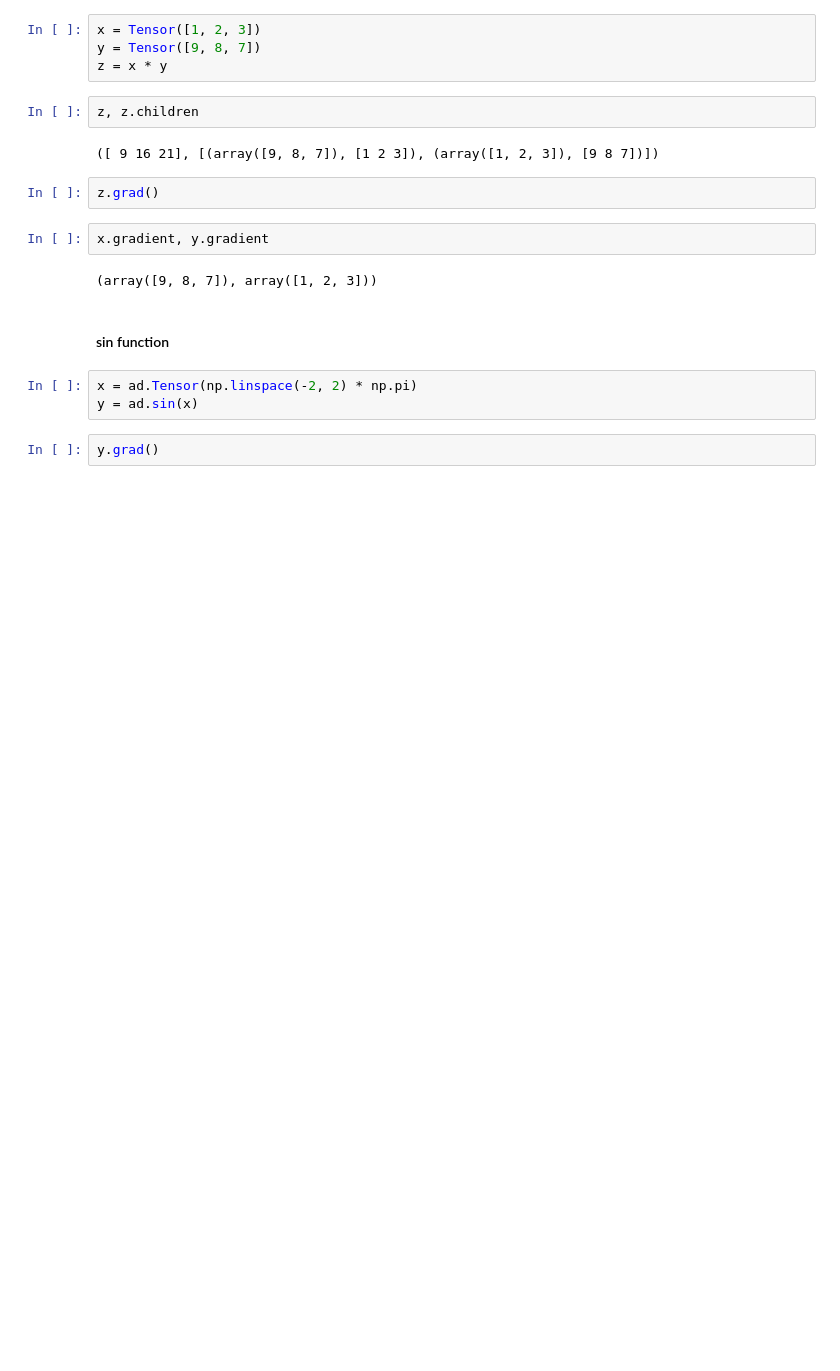
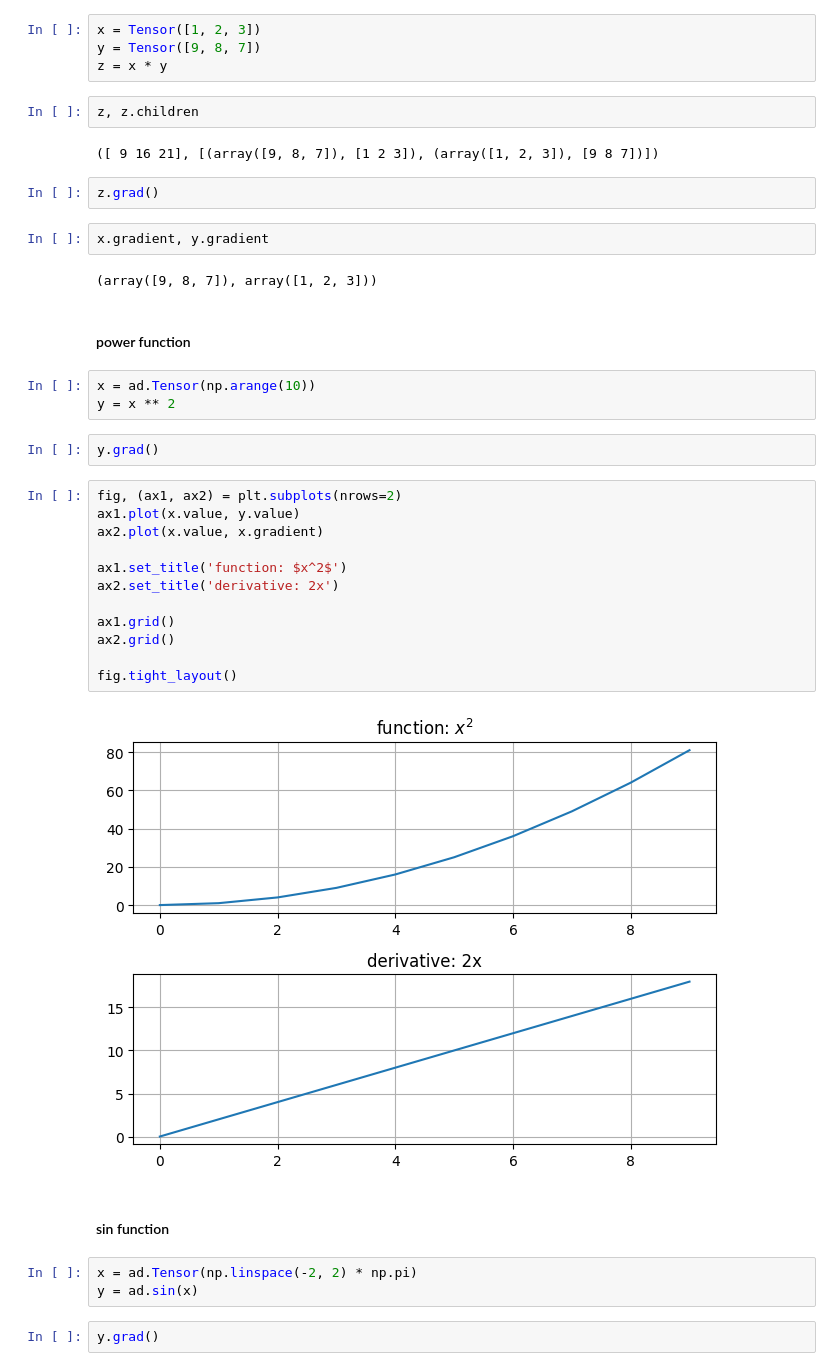
Before and after one commit to jjpp109309/autodiff, a Jupyter notebook: notebooks/AD_dynamic_implementation.ipynb, the cells around one changed output. Cells and saved outputs as stored; diff of their text form; blank space fills up the shorter version.

Commit message:
add power function to Tensor class

```diff
--- a/notebooks/AD_dynamic_implementation.ipynb
+++ b/notebooks/AD_dynamic_implementation.ipynb
@@ -65,6 +65,27 @@ z.grad()
 x.gradient, y.gradient
 # %% [output]
 (array([9, 8, 7]), array([1, 2, 3]))
+# %% [markdown]
+#### power function
+# %%
+x = ad.Tensor(np.arange(10))
+y = x ** 2
+# %%
+y.grad()
+# %%
+fig, (ax1, ax2) = plt.subplots(nrows=2)
+ax1.plot(x.value, y.value)
+ax2.plot(x.value, x.gradient)
+
+ax1.set_title('function: $x^2$')
+ax2.set_title('derivative: 2x')
+
+ax1.grid()
+ax2.grid()
+
+fig.tight_layout()
+# %% [output]
+[figure, added]
 # %% [markdown]
 #### sin function
 # %%
```
Also changed, not shown: parts of 6 cells of this notebook, 1 other file.
